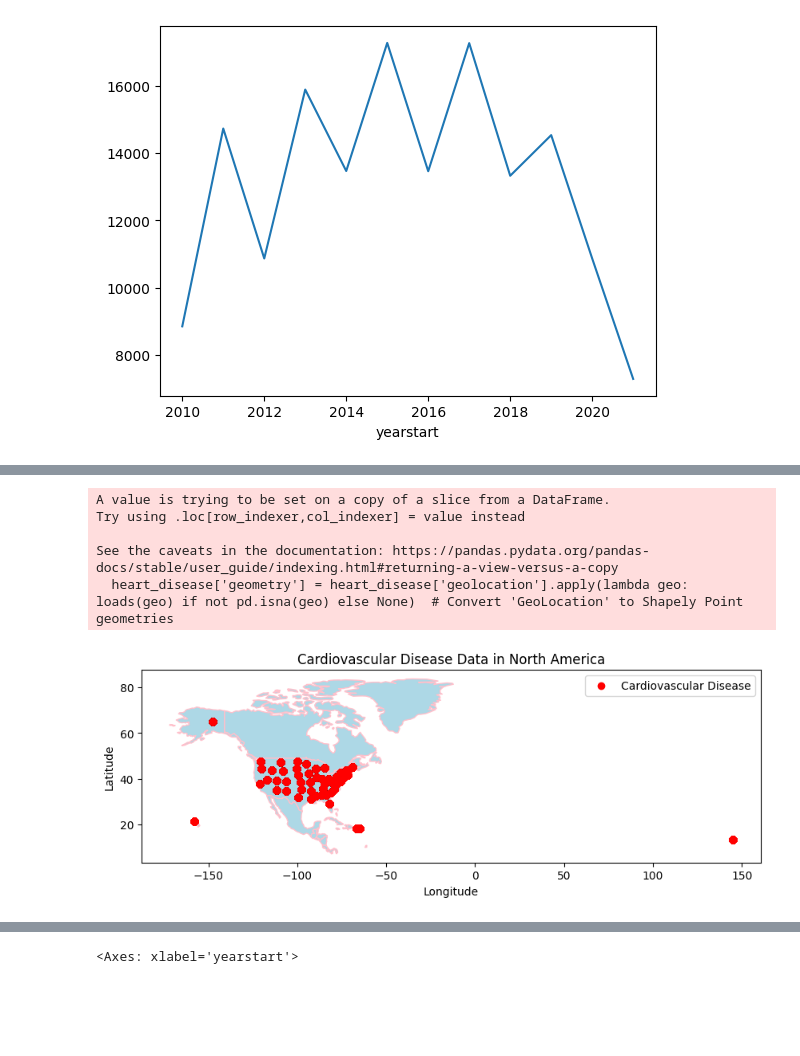
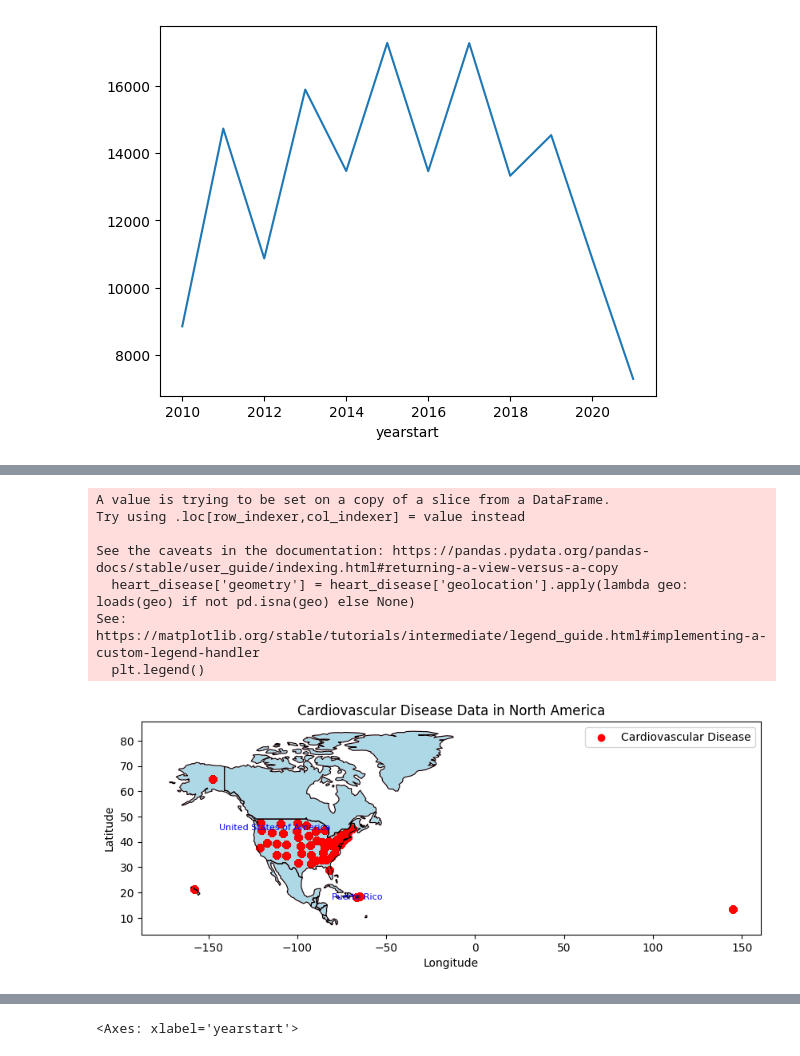
Before and after one commit to Diwakarmogarala/hds5210-2023, a Jupyter notebook: final/project.ipynb, the cells around one changed output, grey strips where cells are left out. Saved outputs shown, nothing was run; the diff lists cells and outputs as text; code cells hidden in the pictures; blank space fills up the shorter version.

```diff
--- a/final/project.ipynb
+++ b/final/project.ipynb
@@ -5,6 +5,18 @@ import pandas as pd
 import numpy as np
 import matplotlib.pyplot as plt
 import seaborn as sns
+# %%
+def json_import(url = ''):
+  import json
+  import requests
+  text = requests.get(url)
+  with open('data.json','w') as info:
+    info.write(text.text)
+  disease_json = json.load(open('data.json'))
+  column_list = []
+  for each_column in disease_json['meta']['view']['columns']:
+    column_list.append(each_column['fieldName'].replace(':','').strip())
+  disease = pd.DataFrame(disease_json['data'], columns=column_list)
+  return disease
 # %%
-import requests
-text = requests.get('https://data.cdc.gov/api/views/g4ie-h725/rows.json?accessType=DOWNLOAD')
+disease = json_import('https://data.cdc.gov/api/views/g4ie-h725/rows.json?accessType=DOWNLOAD')
@@ -61,39 +46,70 @@ Index(['sid', 'id', 'position', 'created_at', 'created_meta', 'updated_at',
 # %%
 import geopandas as gpd
 import pandas as pd
 from shapely.wkt import loads
+import matplotlib.pyplot as plt
 
-geo_earth = gpd.read_file(gpd.datasets.get_path('naturalearth_lowres'))         # Load the natural earth dataset
+# Load the natural earth dataset
+geo_earth = gpd.read_file(gpd.datasets.get_path('naturalearth_lowres'))
 
-geo_earth = geo_earth[geo_earth['continent'] == 'North America']                # Filter for North America
+# Filter for North America
+geo_earth = geo_earth[geo_earth['continent'] == 'North America']
 
-heart_disease['geometry'] = heart_disease['geolocation'].apply(lambda geo: loads(geo) if not pd.isna(geo) else None)  # Convert 'GeoLocation' to Shapely Point geometries
+# Convert 'GeoLocation' to Shapely Point geometries
+heart_disease['geometry'] = heart_disease['geolocation'].apply(lambda geo: loads(geo) if not pd.isna(geo) else None)
 
-cvd_geo = gpd.GeoDataFrame(heart_disease, geometry='geometry')                            # Convert to GeoDataFrame
+# Convert to GeoDataFrame
+cvd_geo = gpd.GeoDataFrame(heart_disease, geometry='geometry')
 
-cvd_geo = cvd_geo.set_crs(geo_earth.crs)                                        # Set CRS for cvd_geo (assuming it's the same as geo_earth)
+# Set CRS for cvd_geo (assuming it's the same as geo_earth)
+cvd_geo = cvd_geo.set_crs(geo_earth.crs)
 
-fig, ax = plt.subplots(figsize=(10, 10))                                        # Plotting the base map. Here our base map is north america.
+# Plotting the base map
+fig, ax = plt.subplots(figsize=(10, 10))
 
-geo_earth.plot(ax=ax, color='lightblue', edgecolor='pink')                      # Here we are using commands to plot the north america map with polygons
+# Plot North America map
+geo_earth.plot(ax=ax, color='lightblue', edgecolor='pink', label='North America')
 
-cvd_geo.plot(ax=ax, color='red')                                                # Plot the cardiovascular disease data on the same axis
+# Plot the cardiovascular disease data
+cvd_geo.plot(ax=ax, color='red', label='Cardiovascular Disease')
 
-# title and labels
+# Plot state boundaries
+geo_earth.boundary.plot(ax=ax, linewidth=0.8, color='black')
+
+# Mark each state where cardiovascular disease points are located
+for idx, state in geo_earth.iterrows():
+    state_name = state['name']
+    state_boundary = state['geometry']
+
+    # Check if there are cardiovascular disease points in the state
+    points_in_state = cvd_geo[cvd_geo.intersects(state_boundary)]
+
+    if not points_in_state.empty:
+        # Get the centroid of the state boundary
+        centroid = state_boundary.centroid
+
+        # Plot a marker at the centroid with the state name
+        ax.annotate(state_name, (centroid.x, centroid.y), color='blue', fontsize=8, ha='center', va='center')
+
+# Title and labels
 ax.set_title('Cardiovascular Disease Data in North America')
 ax.set_xlabel('Longitude')
 ax.set_ylabel('Latitude')
 
-# plotting
-plt.legend(['Cardiovascular Disease'])
+# Show legend
+plt.legend()
+
+# Show the plot
 plt.show()
 # %% [output]
 A value is trying to be set on a copy of a slice from a DataFrame.
 Try using .loc[row_indexer,col_indexer] = value instead
 
 See the caveats in the documentation: https://pandas.pydata.org/pandas-docs/stable/user_guide/indexing.html#returning-a-view-versus-a-copy
-  heart_disease['geometry'] = heart_disease['geolocation'].apply(lambda geo: loads(geo) if not pd.isna(geo) else None)  # Convert 'GeoLocation' to Shapely Point geometries
+  heart_disease['geometry'] = heart_disease['geolocation'].apply(lambda geo: loads(geo) if not pd.isna(geo) else None)
+See: https://matplotlib.org/stable/tutorials/intermediate/legend_guide.html#implementing-a-custom-legend-handler
+  plt.legend()
-[figure, old version]
+[figure, new version]
 # %%
 heart_disease_nulldata = dict(heart_disease.isnull().sum())
 for column,count in heart_disease_nulldata.items():
```
Also changed, not shown: parts of 41 cells of this notebook.
